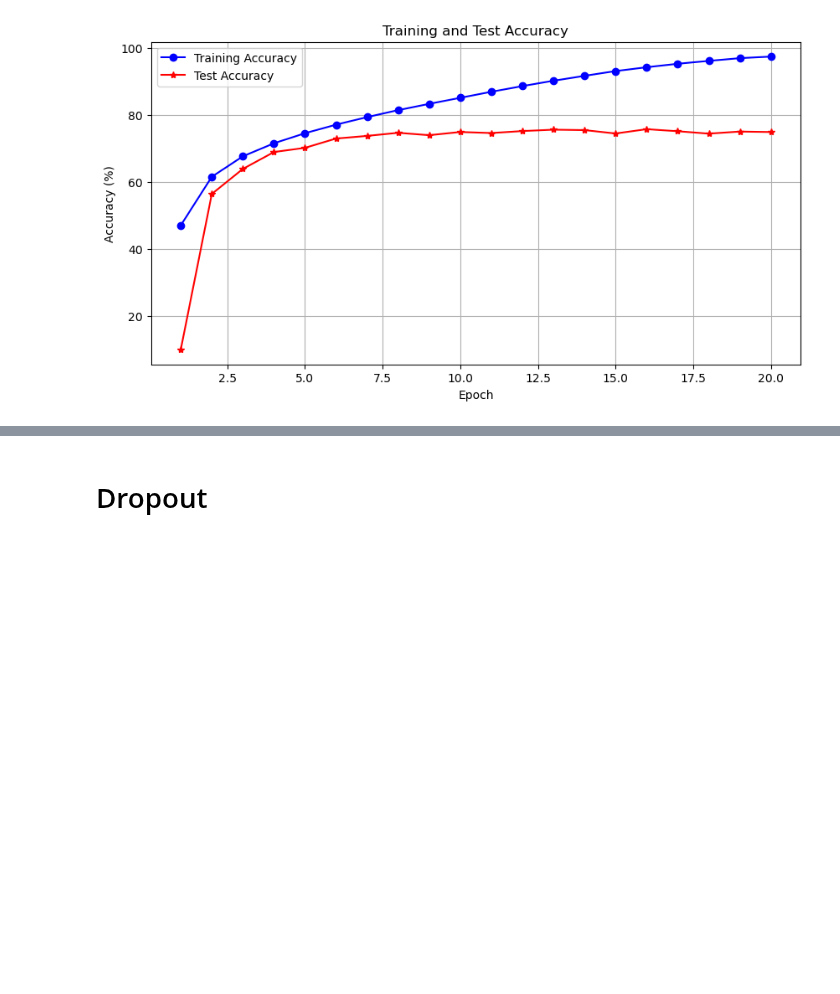
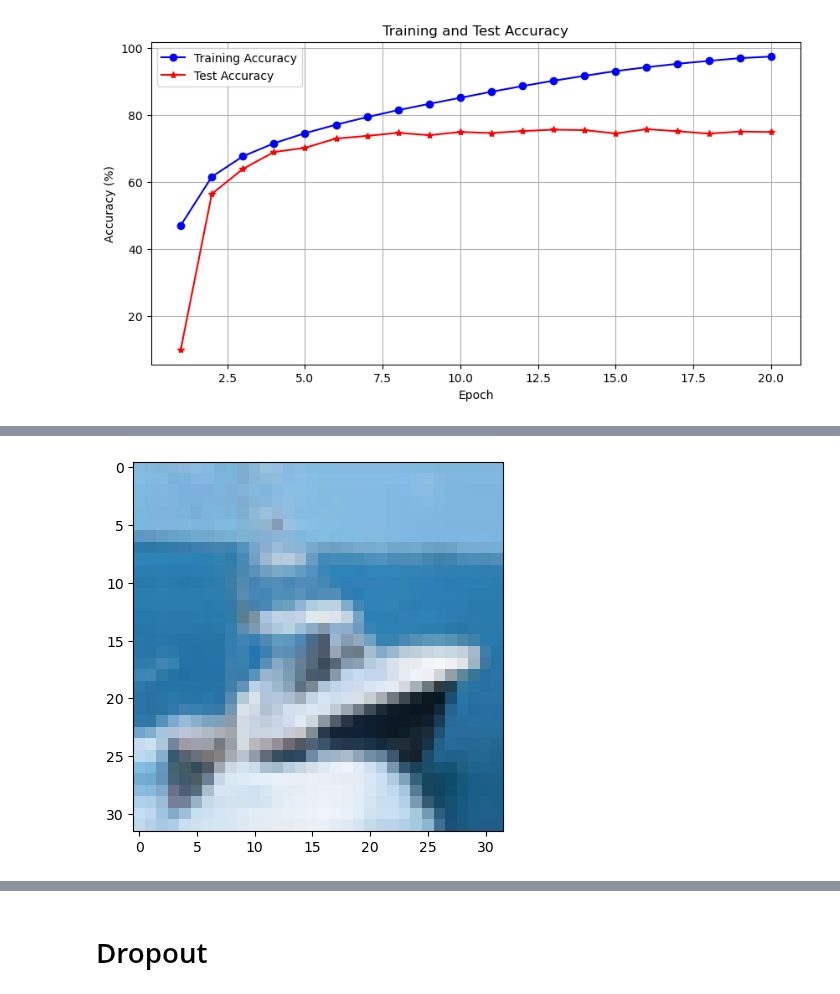
Before and after one commit to FreddieHorn/CudaVisionWS23, a Jupyter notebook: Assignment2/assignment_2_luke.ipynb, the cells around one changed output, grey strips where cells are left out. Cells and saved outputs as stored; diff of their text form; code cells hidden in the pictures; blank space fills up the shorter version.

```diff
--- a/Assignment2/assignment_2_luke.ipynb
+++ b/Assignment2/assignment_2_luke.ipynb
@@ -500,7 +508,8 @@ padding1 = 1 if kernel_size1 == 3 else 2
 padding2 = 1 if kernel_size2 == 3 else 2
 padding3 = 1 if kernel_size3 == 3 else 2
 # %%
-model = DropoutCNN(dropout_prob=0)
+device = torch.device("cuda" if torch.cuda.is_available() else "cpu")
+model = DropoutCNN(dropout_prob=0) #Default values were the best, so no need to change them.
 model.to(device)
 criterion = nn.CrossEntropyLoss()  # Note, that this already includes a Softmax!
 optimizer = torch.optim.Adam(model.parameters(), lr=LR)
@@ -652,0 +722,13 @@ utils.plot_accuracy_epoch(test_accuracy_list, train_accuracy_list)
+# %%
+image_index = 8  # You can change this to any index you prefer
+image, _ = train_dataset[image_index]
+image = image.to(device)
+
+if isinstance(image, torch.Tensor):
+    image = TF.to_pil_image(image)
+
+# Display the image
+plt.imshow(image)
+plt.show()
+# %% [output]
+[figure, added]
```
Also changed, not shown: parts of 21 cells of this notebook, 2 other files.
